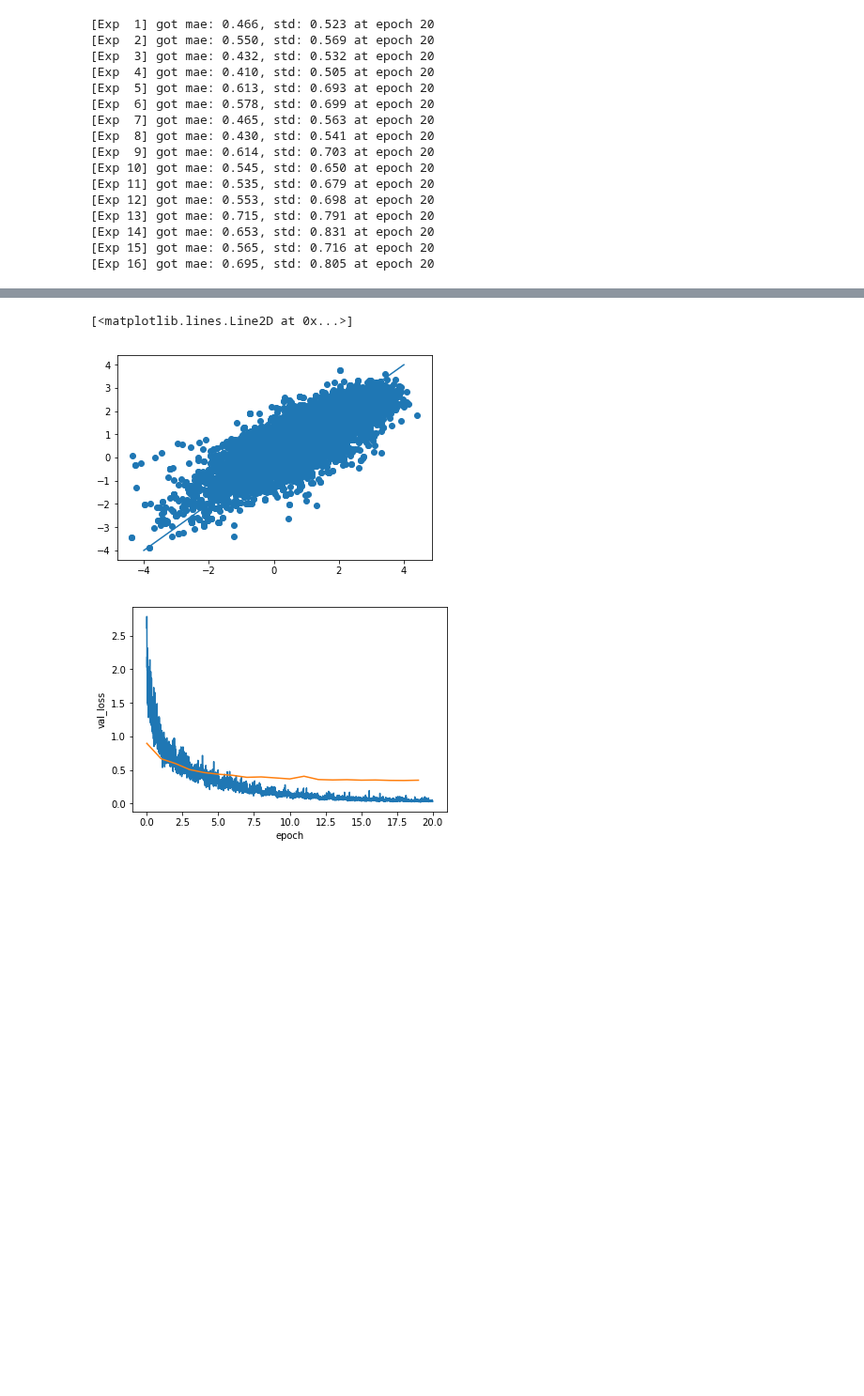
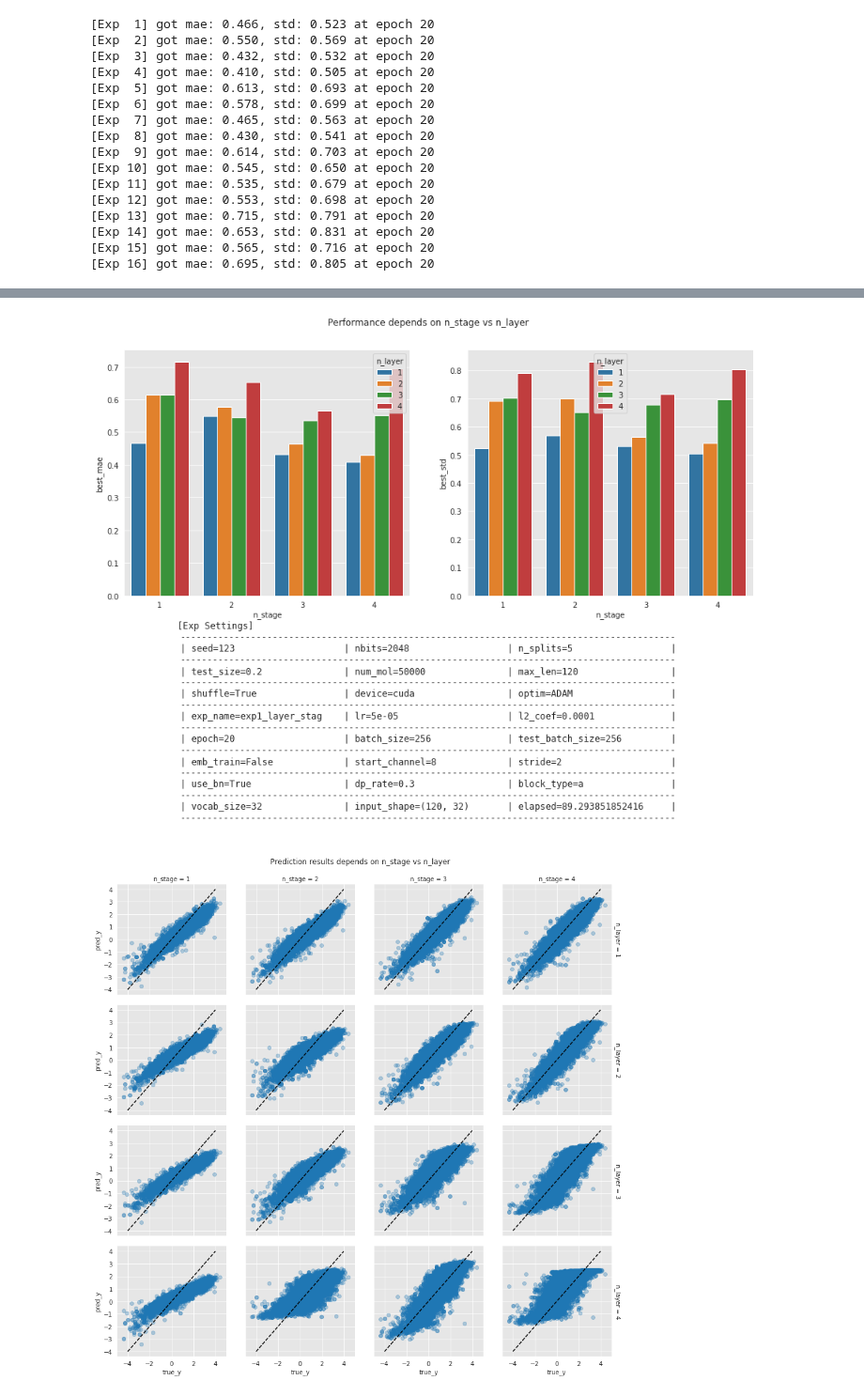
Before and after one commit to heartcored98/CH485_AI_Chemistry, a Jupyter notebook: Practice4_Tox21_CNN/Assignment4_logP_CNN.ipynb, the cells around one changed output, grey strips where cells are left out. Shown at 94% size. Saved outputs shown, nothing was run; the diff lists cells and outputs as text; code cells hidden in the pictures; blank space fills up the shorter version.

Commit message:
Exp1 done. Update visualization function

```diff
--- a/Practice4_Tox21_CNN/Assignment4_logP_CNN.ipynb
+++ b/Practice4_Tox21_CNN/Assignment4_logP_CNN.ipynb
@@ -306,0 +329,18 @@ def experiment(partition, args):
+# %%
+def plot_performance(results, variable1, variable2, title='', filename=''):
+    fig, ax = plt.subplots(1, 2)
+
+    fig.set_size_inches(15, 6)
+    sns.set_style("darkgrid", {"axes.facecolor": ".9"})
+    sns.barplot(x=variable1, y='best_mae', hue=variable2, data=results, ax=ax[0])
+    sns.barplot(x=variable1, y='best_std', hue=variable2, data=results, ax=ax[1])
+
+    font = FontProperties()
+    font.set_family('monospace')
+    font.set_size('large')
+    alignment = {'horizontalalignment': 'center', 'verticalalignment': 'baseline'}
+    fig.text(0.5, -0.6, generate_setting(args, variable1, variable2), fontproperties=font, **alignment)
+
+    fig.suptitle(title)
+    filename = filename if len(filename) > 0 else title
+    plt.savefig('./images/{}.png'.format(filename))
@@ -422,15 +490,0 @@ plot_distribution(variable1, variable2, x, y, 'Prediction Results depends on n_s
-# %%
-true_y = results['best_true_y'][0]
-pred_y = results['best_pred_y'][0]
-plt.scatter(true_y, pred_y)
-plt.plot(np.linspace(-4,4,100), np.linspace(-4,4,100))
-# %% [output]
-[<matplotlib.lines.Line2D at 0x...>]
-[figure, removed]
-# %%
-train_loss = pd.DataFrame(results['train_losses'][0])
-val_loss = pd.DataFrame(results['val_losses'][0])
-grid = sns.lineplot(data=train_loss, x='epoch', y='train_loss')
-grid = sns.lineplot(data=val_loss, x='epoch', y='val_loss')
-# %% [output]
-[figure, removed]
@@ -439,0 +491,23 @@ grid.map(plt.scatter, x='best_true_y', y='best_pred_y')
+# %%
+results = writer.read(exp_name='exp1_layer_stage')
+
+variable1 = 'n_stage'
+variable2 = 'n_layer'
+
+
+plot_performance(results, variable1, variable2,
+                'Performance depends on {} vs {}'.format(variable1, variable2),
+                'exp1_Performance {} vs {}'.format(variable1, variable2))
+
+plot_distribution(results, variable1, variable2, 'true_y', 'pred_y',
+                  'Prediction results depends on {} vs {}'.format(variable1, variable2),
+                  'exp1_Prediction {} vs {}'.format(variable1, variable2))
+
+plot_loss(results, variable1, variable2, 'epoch', 'loss',
+                  'Loss depends on {} vs {}'.format(variable1, variable2),
+                  'exp1_Loss {} vs {}'.format(variable1, variable2))
+
+plt.show()
+# %% [output]
+[figure, added]
+[figure, added]
```
Also changed, not shown: parts of 11 cells of this notebook.
